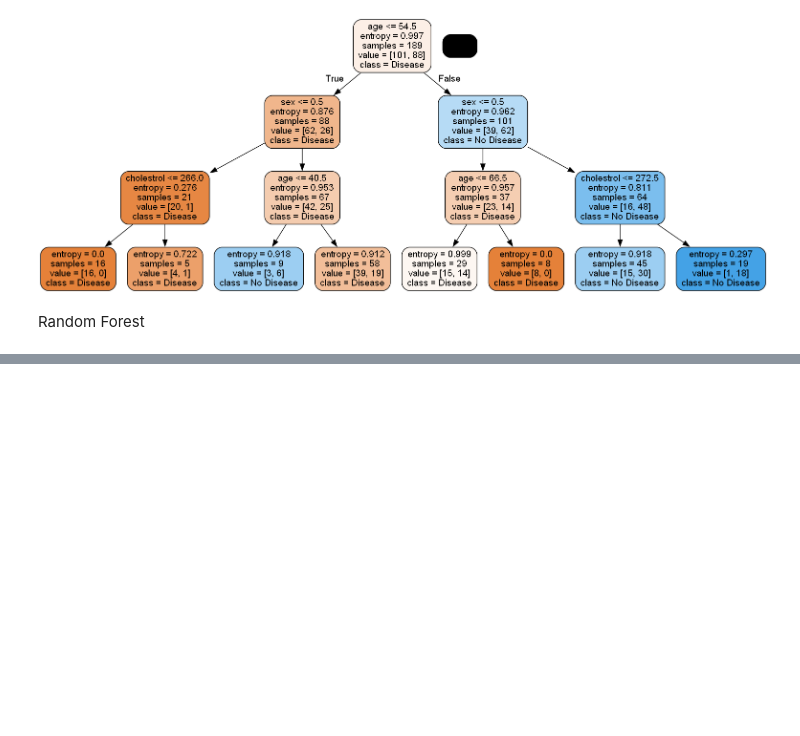
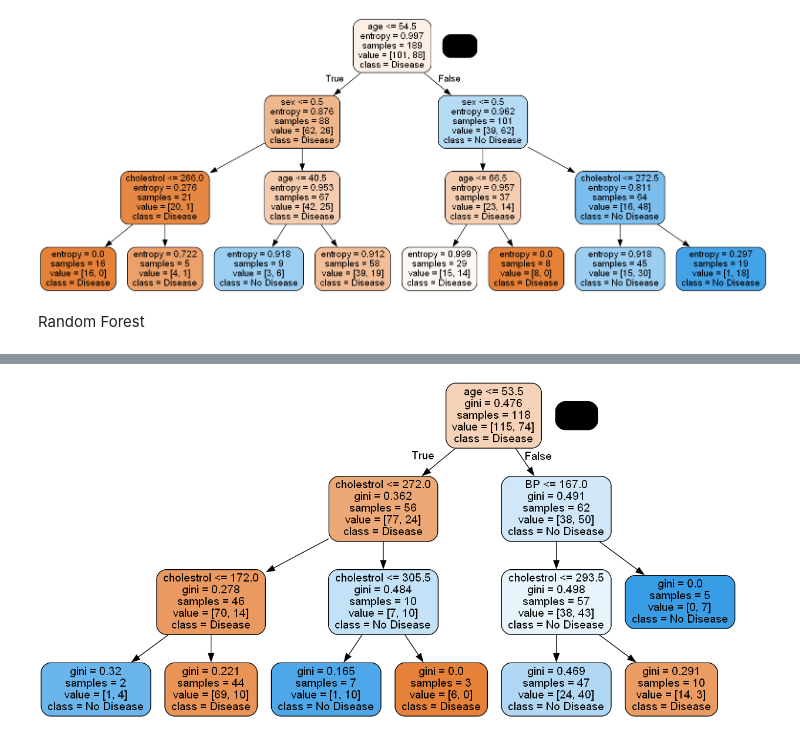
Before and after one commit to Ashik-Mohammed-S/Heart_disease_prediction, a Jupyter notebook: Heart_disease.ipynb, the cells around one changed output, grey strips where cells are left out. Saved outputs shown, nothing was run; the diff lists cells and outputs as text; code cells hidden in the pictures; blank space fills up the shorter version.

```diff
--- a/Heart_disease.ipynb
+++ b/Heart_disease.ipynb
@@ -331,0 +352,5 @@ Random Forest
+# %%
+gph = get_dt_graph(rf.estimators_[2])
+Image(gph.create_png(), width=700, height=700)
+# %% [output]
+[figure, added]
```
Also changed, not shown: parts of 23 cells of this notebook.
